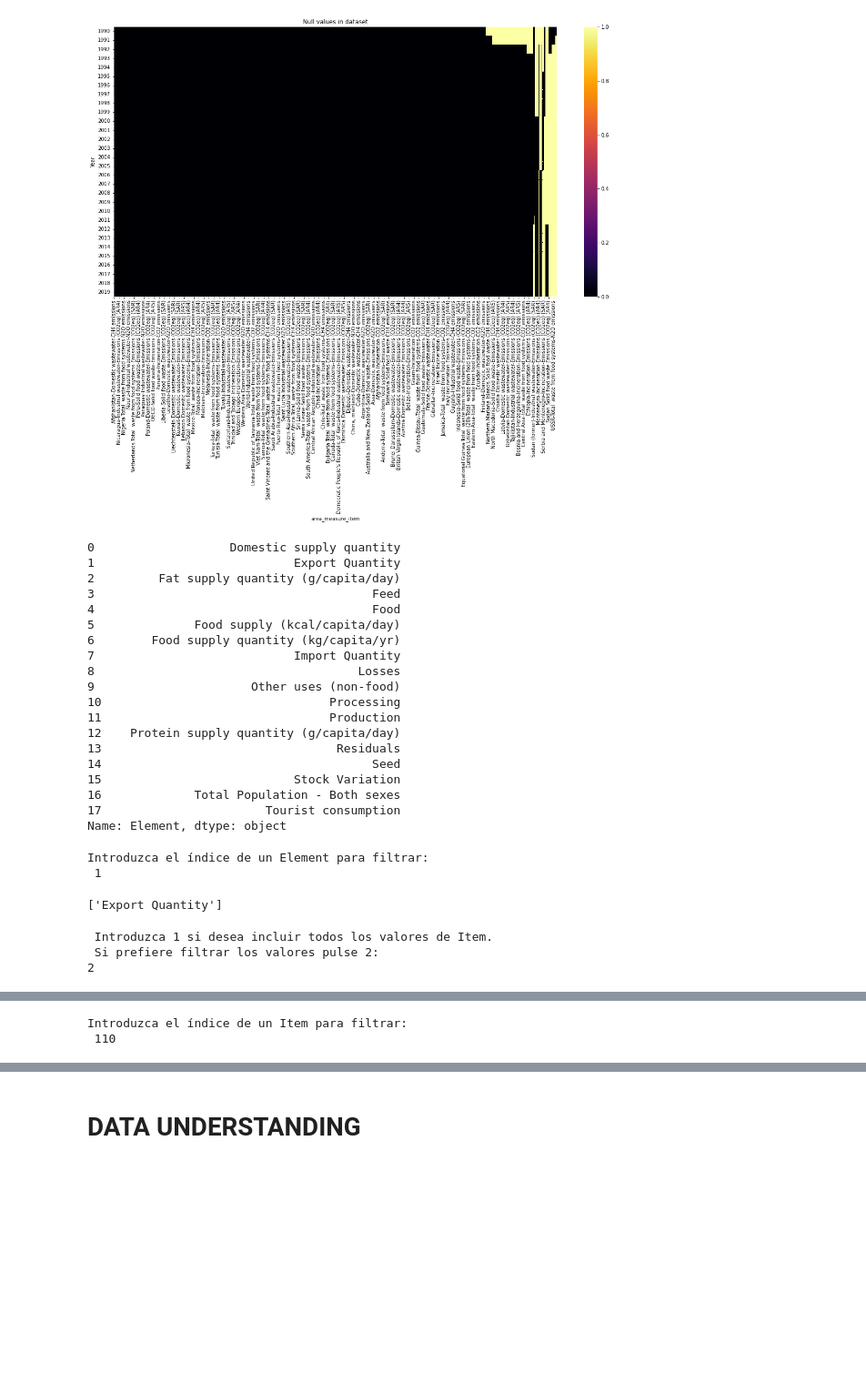
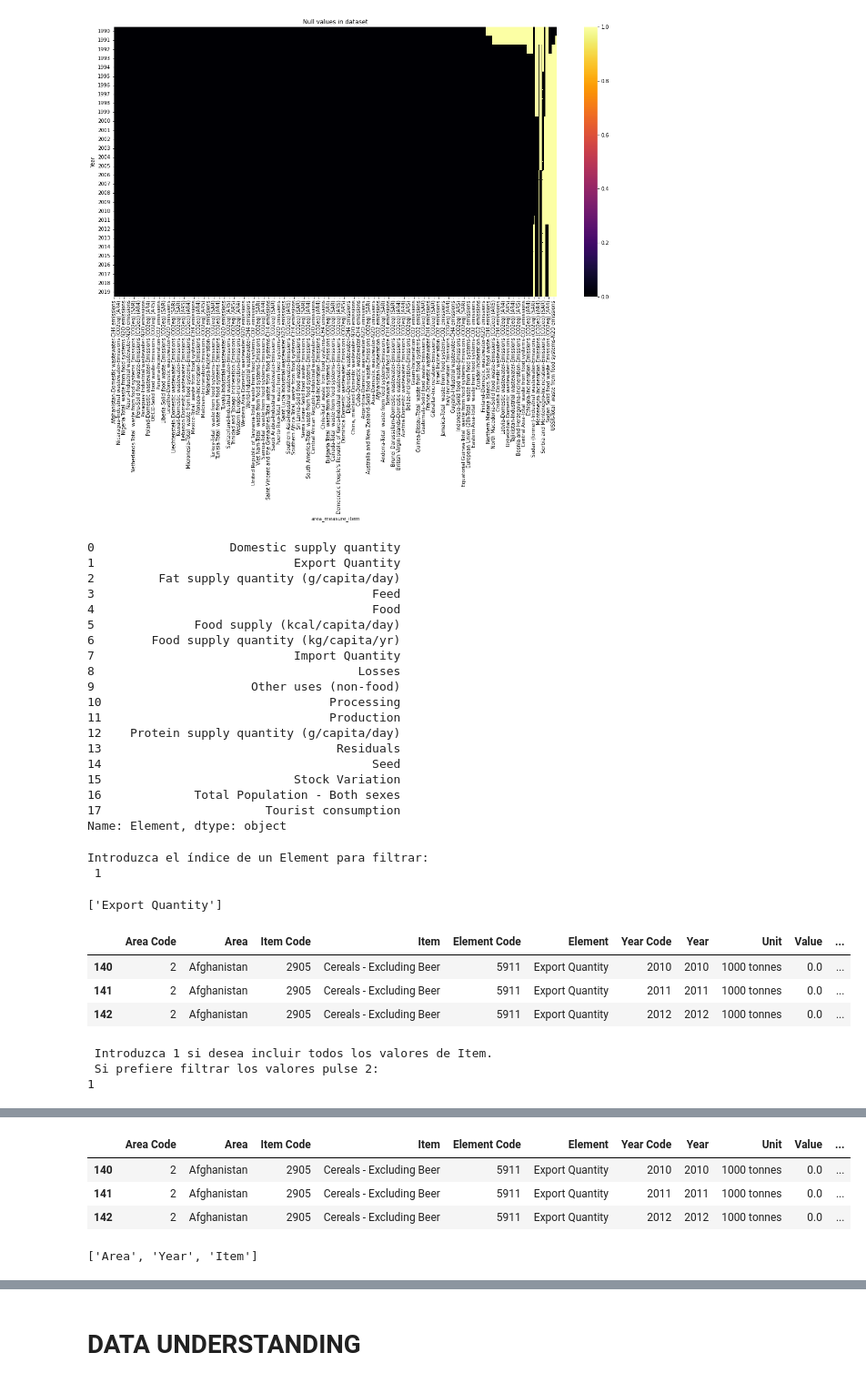
Before and after one commit to RgomezRo/capstone, a Jupyter notebook: Time series.ipynb, the cells around one changed output, grey strips where cells are left out. Shown at 91% size. Saved outputs shown, nothing was run; the diff lists cells and outputs as text; code cells hidden in the pictures; blank space fills up the shorter version.

Commit message:
first functional version of Transpose function

```diff
--- a/Time series.ipynb
+++ b/Time series.ipynb
@@ -150,9 +150,10 @@ df_waste_disposal = show_and_fill_na_values(df_waste_disposal)
 [figure]
 [figure]
 # %%
-def generate_columns_for_dataset(old_df, columns_to_transpose,columns_to_transpose_by):
+def generate_columns_for_dataset(old_df, columns_to_transpose,columns_to_transpose_by,column_with_value):
   filtering_list = []
   df_filtered = old_df
+
 
   for column_index in range(len(columns_to_transpose)):
 
@@ -164,53 +165,109 @@ def generate_columns_for_dataset(old_df, columns_to_transpose,columns_to_transpo
       display(array_of_measured_items)
       value_to_filter = int(input("\r\nIntroduzca el índice de un " + current_column + " para filtrar:\r\n "   ))
       filtering_list.append(array_of_measured_items[value_to_filter])
-      display(filtering_list)
     else:
-      # this is the last type of row to transpose. At the end we send the full
+      # this is the last type of row to transpose.
       decision = int(input(" \r\n Introduzca 1 si desea incluir todos los valores de "+current_column + ". \r\n Si prefiere filtrar los valores pulse 2: \r\n" ))
       if(decision == 2):
         display(array_of_measured_items)
         value_to_filter = int(input("\r\nIntroduzca el índice de un " + current_column + " para filtrar:\r\n "   ))
         filtering_list.append(array_of_measured_items[value_to_filter])
-        display(filtering_list)
+
+    display(filtering_list)
 
     if(len(filtering_list)>0):
       for row_index in range(len(filtering_list)):
         row_to_filter = filtering_list[row_index]
-        # column from past iteration
+
         col = columns_to_transpose[row_index]
-        df_filtered = old_df[old_df[col]==row_to_filter]
+        df_filtered = df_filtered[df_filtered[col]==row_to_filter]
+
+
+    display(df_filtered.head(3))
+
+
+  columns_to_generate_prefix = ""
+
+  if(len(filtering_list)>0):
+      for row_index in range(len(filtering_list)):
+        row_to_filter = filtering_list[row_index]
+        # we only filter if it is NOT the last column (this way we will be able to traspose it correctly)
+        #><
+        if(row_index < (len(columns_to_transpose)-1)):
+          col = columns_to_transpose[row_index]
+          df_filtered = df_filtered[df_filtered[col]==row_to_filter]
+          columns_to_generate_prefix = (columns_to_generate_prefix + " " + row_to_filter).strip()
+
+
+  last_granularity = columns_to_transpose[-1]
+  columns_to_group_by = []
+  columns_to_group_by.extend(columns_to_transpose_by)
+  columns_to_group_by.append(last_granularity)
+
+  display(columns_to_group_by)
+
+  gb_df= df_filtered.groupby(columns_to_group_by).sum().reset_index()
+  df_to_return = df_filtered.groupby(columns_to_transpose_by).sum().reset_index()[columns_to_transpose_by]
+
+  display(columns_to_transpose_by)
+
+  for last_level in gb_df[last_granularity].unique():
+
+    column_name = columns_to_generate_prefix+ " " +last_level
+    display("Processing column "+ column_name)
+    partial_df_to_merge = gb_df[gb_df[last_granularity]==last_level].copy()
+    partial_df_to_merge[column_name] = partial_df_to_merge[column_with_value]
+    partial_df_to_merge.reset_index()
+    list_column_to_use = []
+    list_column_to_use.append(column_name)
+    list_column_to_use.extend(columns_to_transpose_by)
+
+    partial_df_to_merge_cleaned = partial_df_to_merge[list_column_to_use].copy()
+    df_to_return = pd.merge(df_to_return, partial_df_to_merge_cleaned, on = columns_to_transpose_by, how = "left")
+
+  df_to_return
+
+
+
+
+  display(df_to_return.head(3).T)
 
 
 
 
 
 
 
-generate_columns_for_dataset(df_food_balances,["Element","Item"],["Year","Area"])
+
+
+generate_columns_for_dataset(df_food_balances,["Element","Item"],["Area","Year"],"Value")
 # %% [output]
 0                   Domestic supply quantity
 1                            Export Quantity
 2         Fat supply quantity (g/capita/day)
 3                                       Feed
 4                                       Food
 5              Food supply (kcal/capita/day)
 6        Food supply quantity (kg/capita/yr)
 7                            Import Quantity
 8                                     Losses
 9                      Other uses (non-food)
 10                                Processing
 11                                Production
 12    Protein supply quantity (g/capita/day)
 13                                 Residuals
 14                                      Seed
 15                           Stock Variation
 16             Total Population - Both sexes
 17                       Tourist consumption
 Name: Element, dtype: object
 Introduzca el índice de un Element para filtrar:
  1
 ['Export Quantity']
+|  | Area Code | Area | Item Code | Item | Element Code | Element | Year Code | Year | Unit | Value | ... |
+| 140 | 2 | Afghanistan | 2905 | Cereals - Excluding Beer | 5911 | Export Quantity | 2010 | 2010 | 1000 tonnes | 0.0 | ... |
+| 141 | 2 | Afghanistan | 2905 | Cereals - Excluding Beer | 5911 | Export Quantity | 2011 | 2011 | 1000 tonnes | 0.0 | ... |
+| 142 | 2 | Afghanistan | 2905 | Cereals - Excluding Beer | 5911 | Export Quantity | 2012 | 2012 | 1000 tonnes | 0.0 | ... |
  Introduzca 1 si desea incluir todos los valores de Item.
  Si prefiere filtrar los valores pulse 2:
-2
+1
@@ -234,2 +275,5 @@ Name: Item, dtype: object
+|  | Area Code | Area | Item Code | Item | Element Code | Element | Year Code | Year | Unit | Value | ... |
+| 140 | 2 | Afghanistan | 2905 | Cereals - Excluding Beer | 5911 | Export Quantity | 2010 | 2010 | 1000 tonnes | 0.0 | ... |
+| 141 | 2 | Afghanistan | 2905 | Cereals - Excluding Beer | 5911 | Export Quantity | 2011 | 2011 | 1000 tonnes | 0.0 | ... |
+| 142 | 2 | Afghanistan | 2905 | Cereals - Excluding Beer | 5911 | Export Quantity | 2012 | 2012 | 1000 tonnes | 0.0 | ... |
-Introduzca el índice de un Item para filtrar:
- 110
+['Area', 'Year', 'Item']
```
Also changed, not shown: parts of 1 cell of this notebook.
